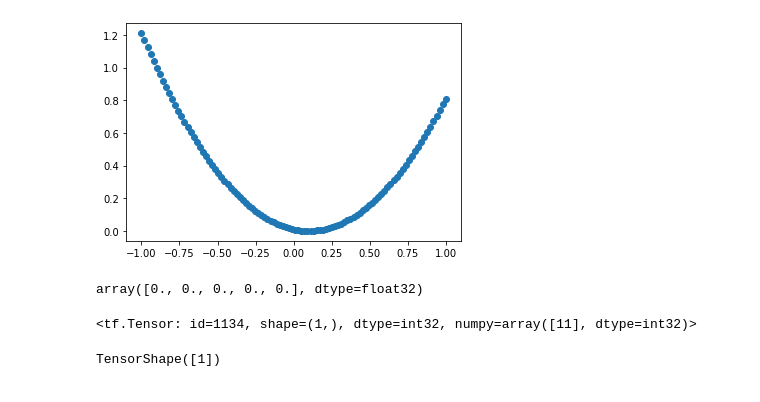
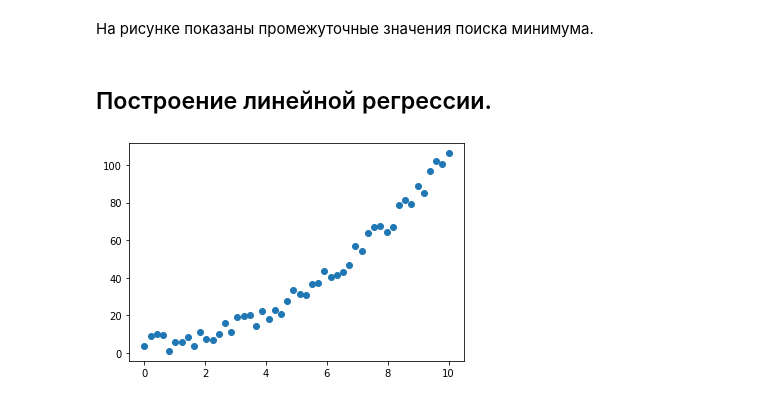
Before and after one commit to yurichernyshov/Examples, a Jupyter notebook: TensorFlow_basics.ipynb, the cells around one changed output. Drawn from its saved outputs; the diff is of its cells as text; code cells hidden in the pictures.

Commit message:
TensorFlow basics: added Linear Regression example

```diff
--- a/TensorFlow_basics.ipynb
+++ b/TensorFlow_basics.ipynb
@@ -22,17 +87,11 @@ def f(x):
+# %% [markdown]
+На рисунке показаны промежуточные значения поиска минимума.
+# %% [markdown]
+## Построение линейной регрессии.
 # %%
-xs = np.linspace(-1,1,100)
-plt.scatter(xs, f(xs))
+xs = np.linspace(0, 10, 50)
+ys = xs**2 + np.random.random(50)*10
+plt.scatter(xs, ys)
 plt.show()
 # %% [output]
-[figure, old version]
+[figure, new version]
-# %%
-xs = tf.zeros(5)
-xs.numpy()
-# %% [output]
-array([0., 0., 0., 0., 0.], dtype=float32)
-# %%
-a = tf.Variable([5])
-b = tf.Variable(6)
-a + b
-# %% [output]
-<tf.Tensor: id=1134, shape=(1,), dtype=int32, numpy=array([11], dtype=int32)>
@@ -41,4 +97,0 @@ g = tf.Graph()
-# %%
-a.get_shape()
-# %% [output]
-TensorShape([1])
```
Also changed, not shown: parts of 34 cells of this notebook.
